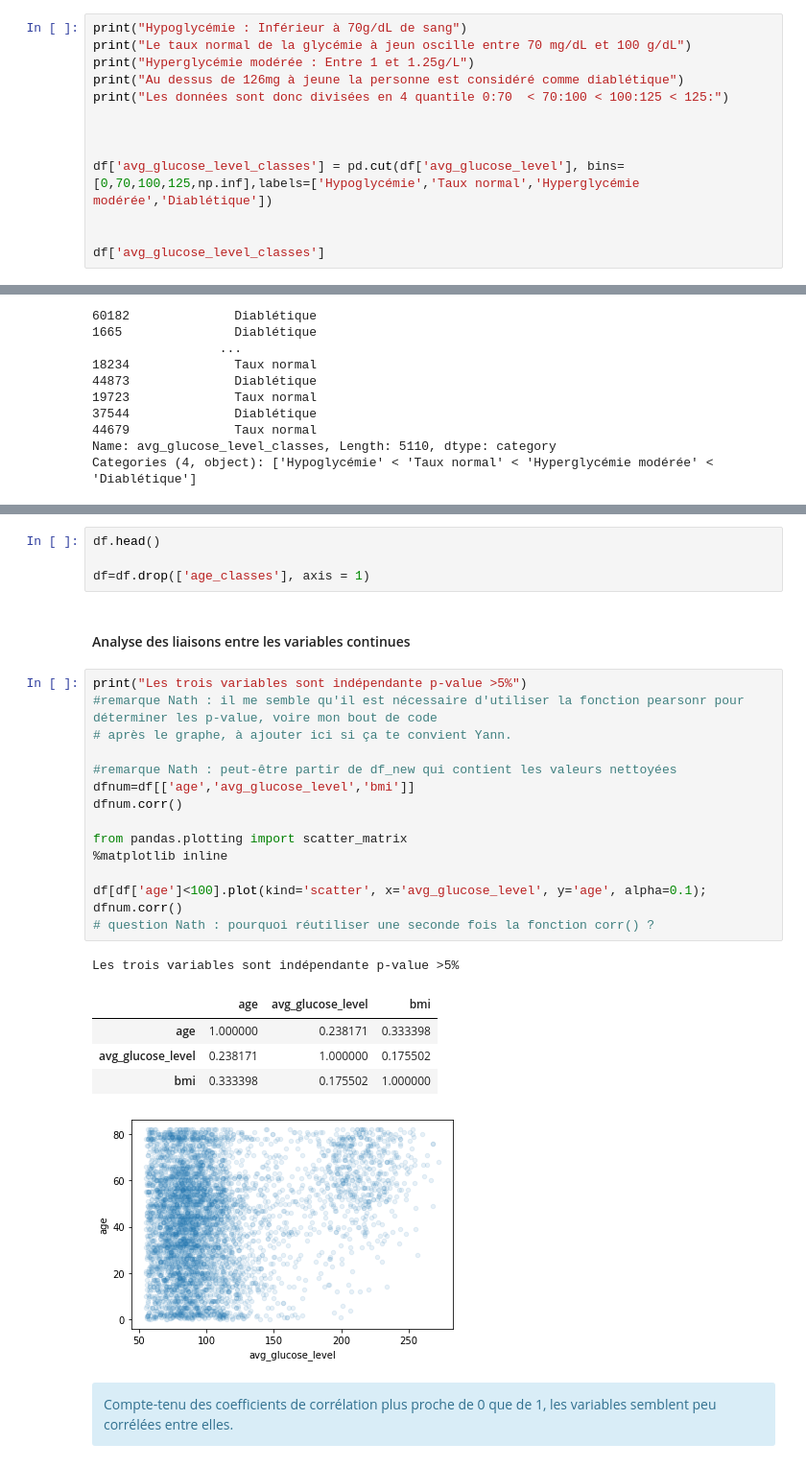
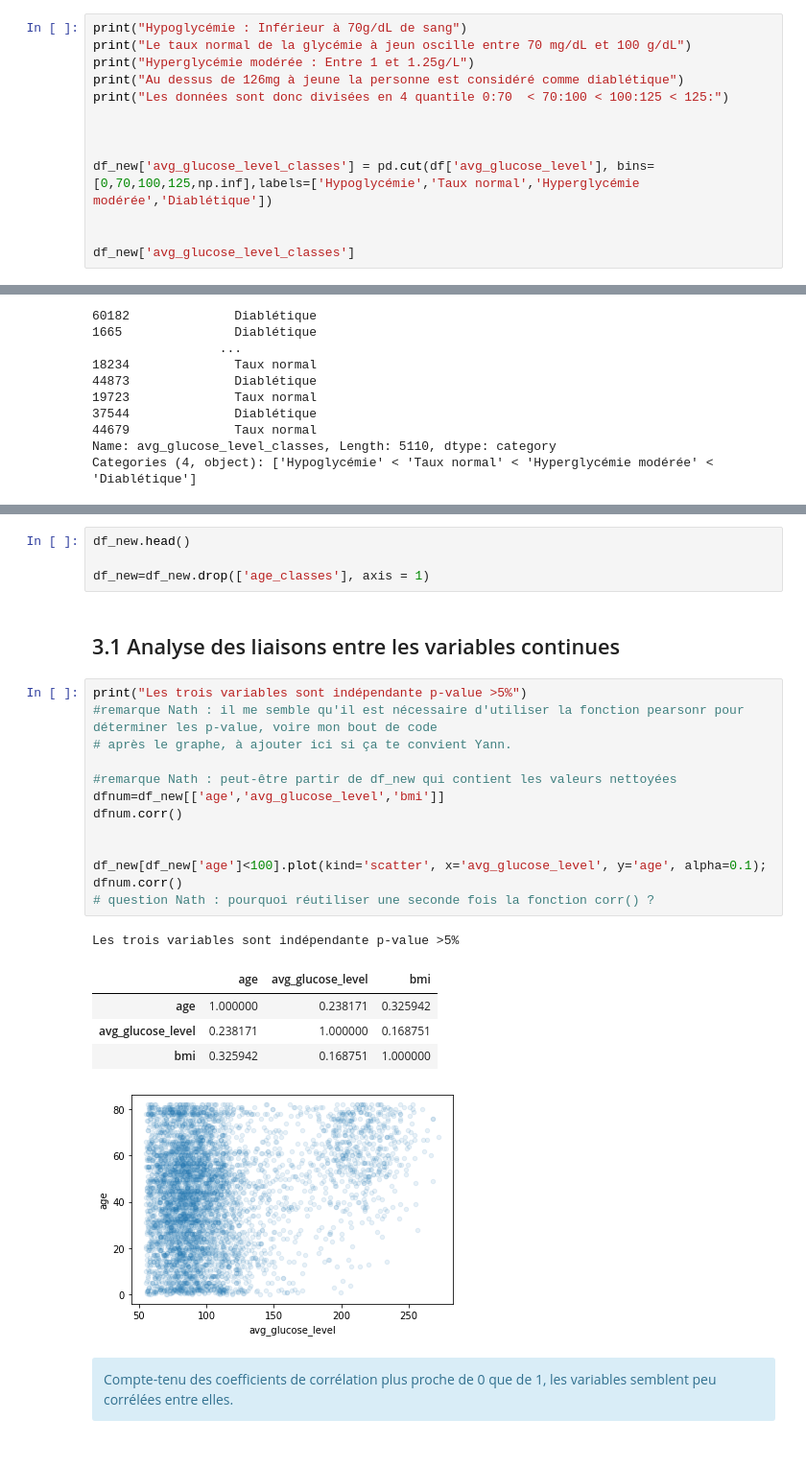
Before and after one commit to yannoushka74/Strokes_prediction_-BERTHET_NOURAUD_TRIEU, a Jupyter notebook: strokes_cleaning.ipynb, the cells around one changed output, grey strips where cells are left out. Shown at 96% size. Drawn from its saved outputs; the diff is of its cells as text.

```diff
--- a/strokes_cleaning.ipynb
+++ b/strokes_cleaning.ipynb
@@ -405,10 +428,10 @@ print("Les données sont donc divisées en 4 quantile 0:70  < 70:100 < 100:125 <
 
 
 
-df['avg_glucose_level_classes'] = pd.cut(df['avg_glucose_level'], bins=[0,70,100,125,np.inf],labels=['Hypoglycémie','Taux normal','Hyperglycémie modérée','Diablétique'])
+df_new['avg_glucose_level_classes'] = pd.cut(df['avg_glucose_level'], bins=[0,70,100,125,np.inf],labels=['Hypoglycémie','Taux normal','Hyperglycémie modérée','Diablétique'])
 
 
-df['avg_glucose_level_classes']
+df_new['avg_glucose_level_classes']
 # %% [output]
 Hypoglycémie : Inférieur à 70g/dL de sang
 Le taux normal de la glycémie à jeun oscille entre 70 mg/dL et 100 g/dL
@@ -517,30 +541,28 @@ stats
 # %%
-df.head()
+df_new.head()
 
-df=df.drop(['age_classes'], axis = 1)
+df_new=df_new.drop(['age_classes'], axis = 1)
 # %% [markdown]
-#### Analyse des liaisons entre les variables continues
+## 3.1 Analyse des liaisons entre les variables continues
 # %%
 print("Les trois variables sont indépendante p-value >5%")
 #remarque Nath : il me semble qu'il est nécessaire d'utiliser la fonction pearsonr pour déterminer les p-value, voire mon bout de code
 # après le graphe, à ajouter ici si ça te convient Yann.
 
 #remarque Nath : peut-être partir de df_new qui contient les valeurs nettoyées
-dfnum=df[['age','avg_glucose_level','bmi']]
+dfnum=df_new[['age','avg_glucose_level','bmi']]
 dfnum.corr()
 
-from pandas.plotting import scatter_matrix
-%matplotlib inline
 
-df[df['age']<100].plot(kind='scatter', x='avg_glucose_level', y='age', alpha=0.1);
+df_new[df_new['age']<100].plot(kind='scatter', x='avg_glucose_level', y='age', alpha=0.1);
 dfnum.corr()
 # question Nath : pourquoi réutiliser une seconde fois la fonction corr() ?
 # %% [output]
 Les trois variables sont indépendante p-value >5%
 |  | age | avg_glucose_level | bmi |
-| age | 1.000000 | 0.238171 | 0.333398 |
-| avg_glucose_level | 0.238171 | 1.000000 | 0.175502 |
-| bmi | 0.333398 | 0.175502 | 1.000000 |
+| age | 1.000000 | 0.238171 | 0.325942 |
+| avg_glucose_level | 0.238171 | 1.000000 | 0.168751 |
+| bmi | 0.325942 | 0.168751 | 1.000000 |
 [figure]
 # %% [markdown]
 <div class= "alert alert-block alert-info">
```
Also changed, not shown: parts of 25 cells of this notebook, 1 other file.
